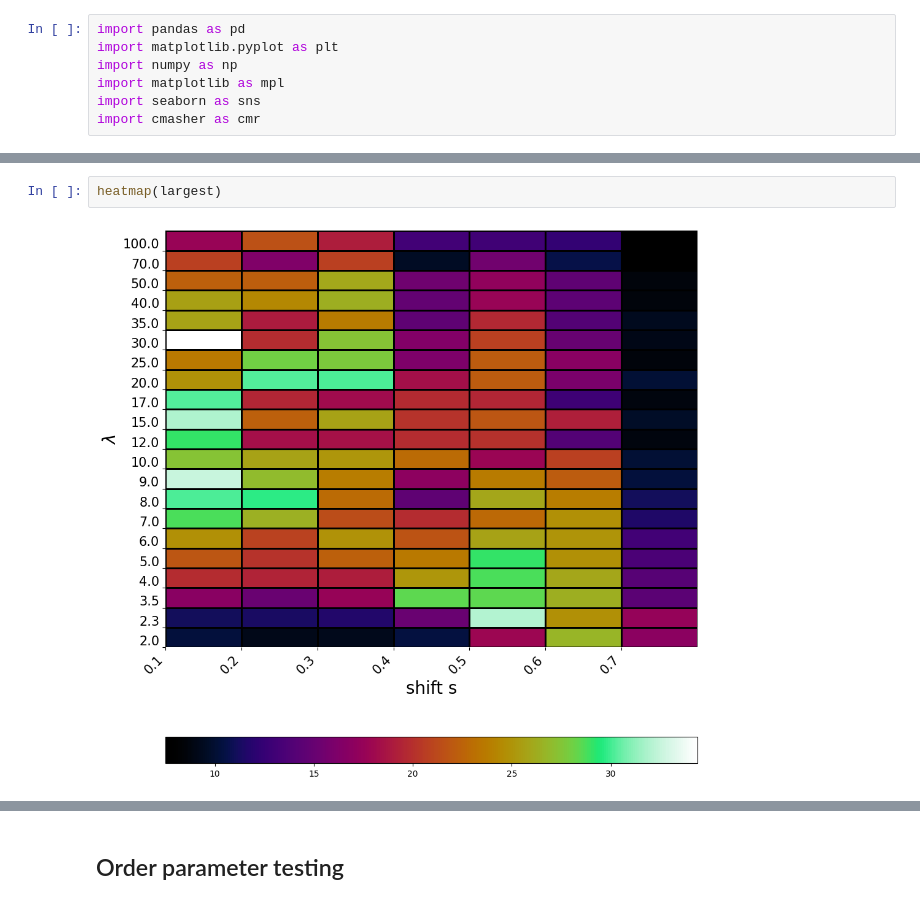
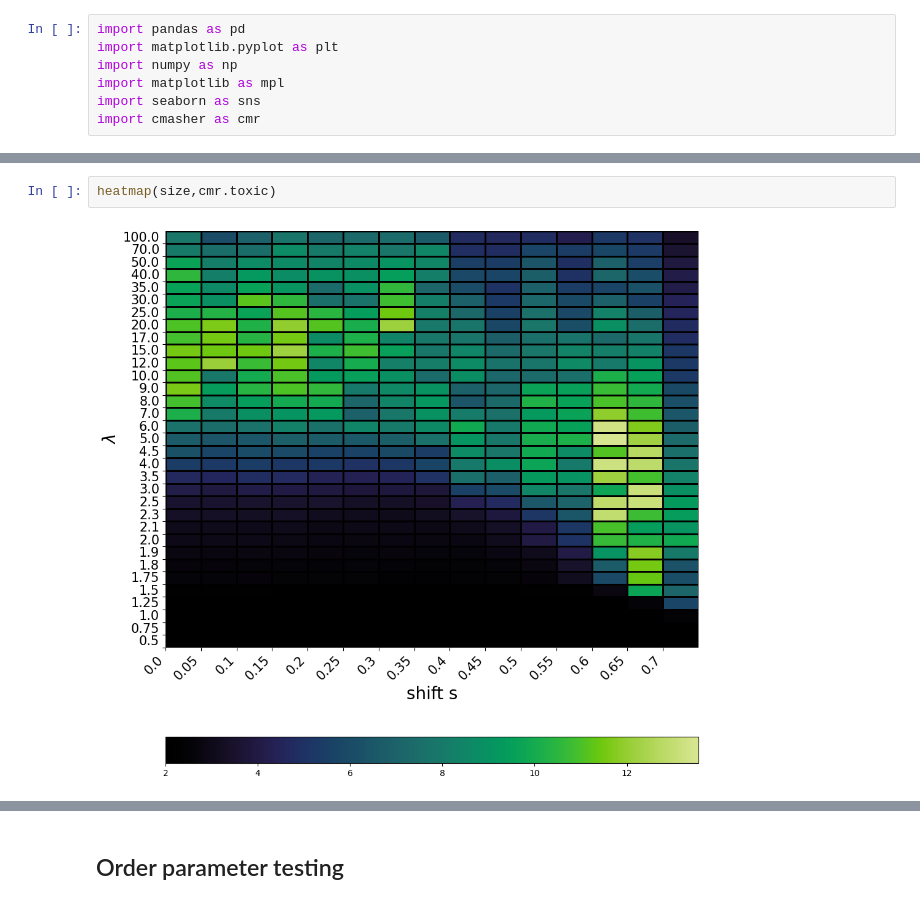
Before and after one commit to OljaOctagon/MagneticParticles, a Jupyter notebook: rigid_magnetic/mag2p_plot_bonds.ipynb, the cells around one changed output, grey strips where cells are left out. Cells and saved outputs as stored; diff of their text form.

```diff
--- a/rigid_magnetic/mag2p_plot_bonds.ipynb
+++ b/rigid_magnetic/mag2p_plot_bonds.ipynb
@@ -138,4 +164,4 @@ heatmap(largest)
-# %%
-heatmap(largest)
-# %% [output]
-[figure, removed]
+# %%
+heatmap(size,cmr.toxic)
+# %% [output]
+[figure, added]
```
Also changed, not shown: parts of 11 cells of this notebook, 3 other files.
